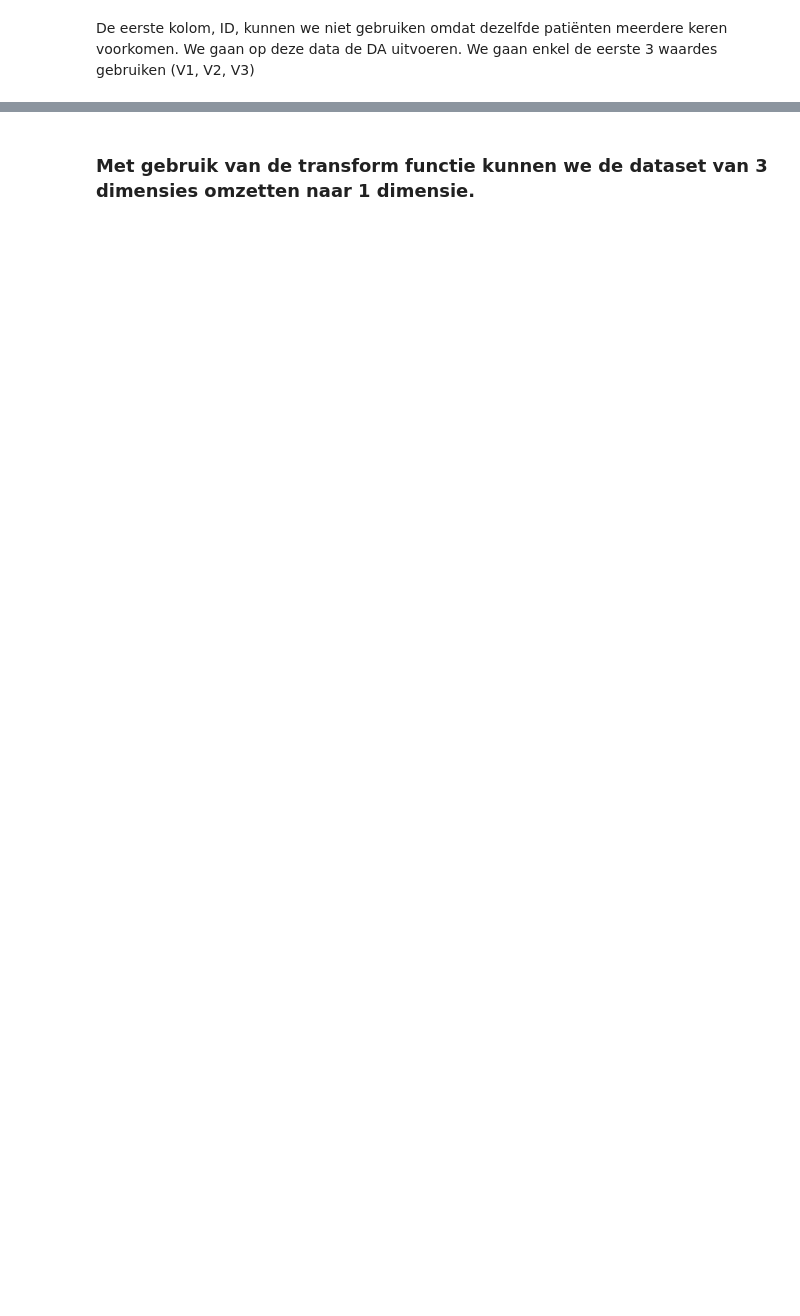
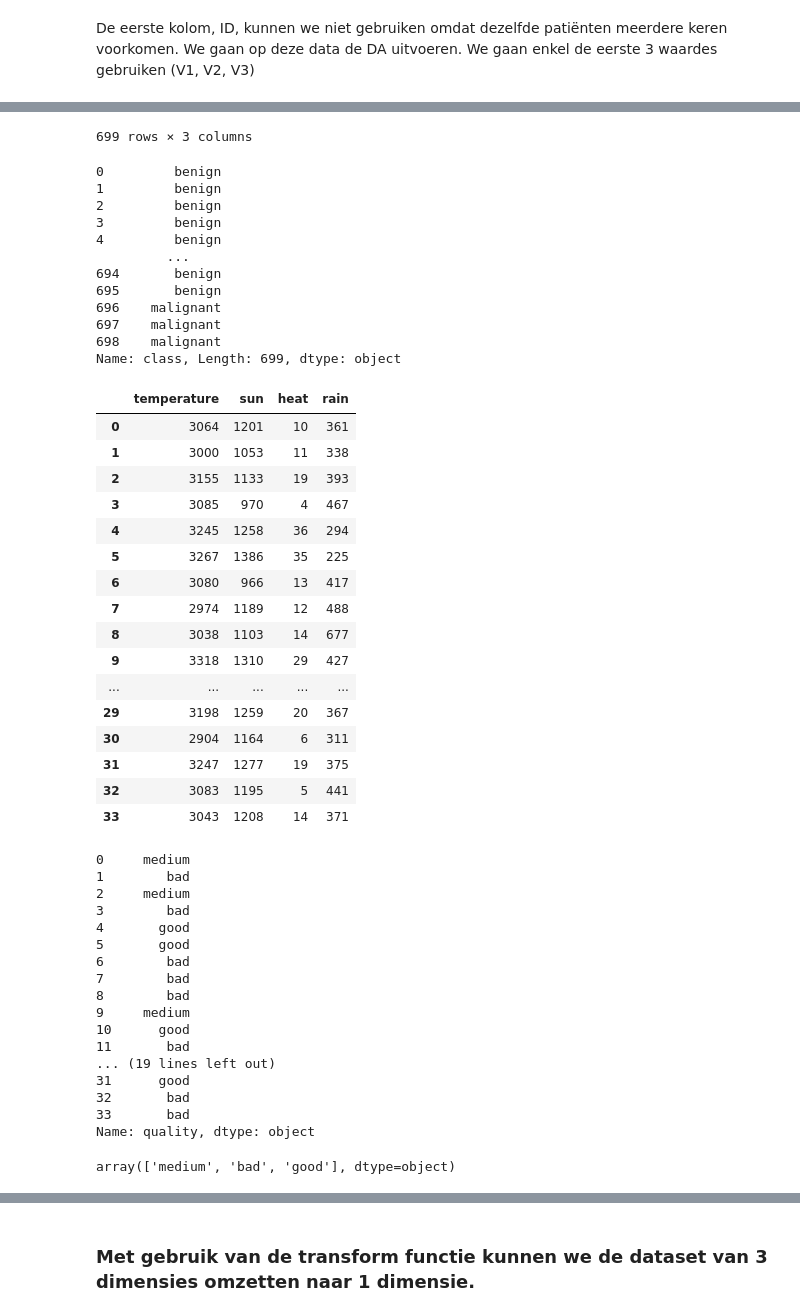
Before and after one commit to zouffke/Datascience2, a Jupyter notebook: p4/1_discriminant analyse/Samenvatting.ipynb, the cells around one changed output, grey strips where cells are left out. Cells and saved outputs as stored; diff of their text form; code cells hidden in the pictures; blank space fills up the shorter version.

```diff
--- a/p4/1_discriminant analyse/Samenvatting.ipynb
+++ b/p4/1_discriminant analyse/Samenvatting.ipynb
@@ -113,3 +135,9 @@ X = biopsy[['V1', 'V2', 'V3']]
 X
 y = biopsy['class']
 y
+
+Xb = bor[['temperature', 'sun', 'heat', 'rain']]
+Xb
+yb = bor['quality']
+yb
+# %% [output]
@@ -116,3 +156,54 @@ y
+699 rows × 3 columns
+0         benign
+1         benign
+2         benign
+3         benign
+4         benign
+         ...
+694       benign
+695       benign
+696    malignant
+697    malignant
+698    malignant
+Name: class, Length: 699, dtype: object
+|  | temperature | sun | heat | rain |
+| 0 | 3064 | 1201 | 10 | 361 |
+| 1 | 3000 | 1053 | 11 | 338 |
+| 2 | 3155 | 1133 | 19 | 393 |
+| 3 | 3085 | 970 | 4 | 467 |
+| 4 | 3245 | 1258 | 36 | 294 |
+| 5 | 3267 | 1386 | 35 | 225 |
+| 6 | 3080 | 966 | 13 | 417 |
+| 7 | 2974 | 1189 | 12 | 488 |
+| 8 | 3038 | 1103 | 14 | 677 |
+| 9 | 3318 | 1310 | 29 | 427 |
+| ... | ... | ... | ... | ... |
+| 29 | 3198 | 1259 | 20 | 367 |
+| 30 | 2904 | 1164 | 6 | 311 |
+| 31 | 3247 | 1277 | 19 | 375 |
+| 32 | 3083 | 1195 | 5 | 441 |
+| 33 | 3043 | 1208 | 14 | 371 |
+0     medium
+1        bad
+2     medium
+3        bad
+4       good
+5       good
+6        bad
+7        bad
+8        bad
+9     medium
+10      good
+11       bad
+... (19 lines left out)
+31      good
+32       bad
+33       bad
+Name: quality, dtype: object
+# %%
+bor['quality'].unique()
+# %% [output]
+array(['medium', 'bad', 'good'], dtype=object)
 # %%
 from functions.functions_Y2.lda import *
 
```
Also changed, not shown: parts of 11 cells of this notebook, 1 other file.
